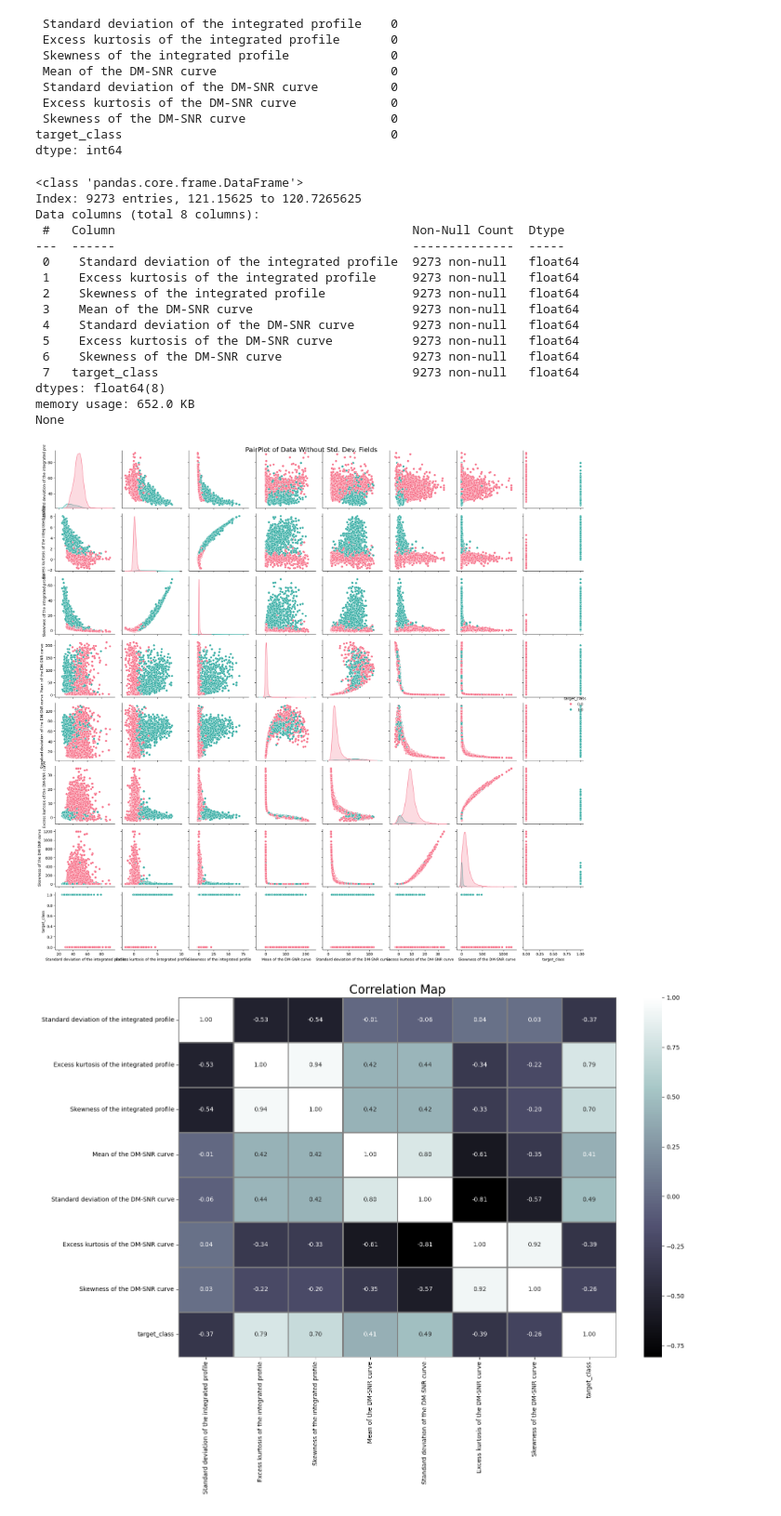
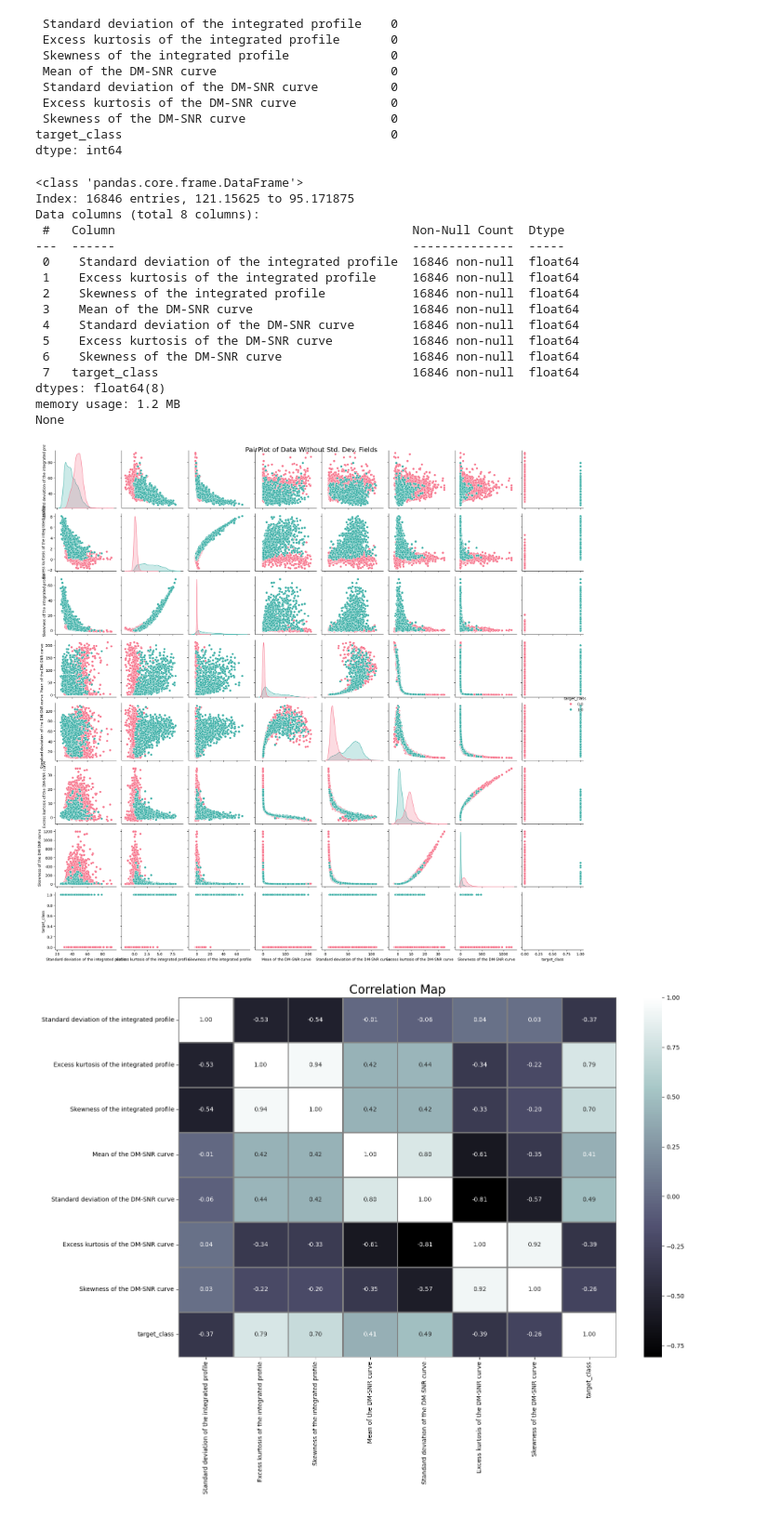
Before and after one commit to ZerXXX0/predicting-pulsar-star-using-machine-learning, a Jupyter notebook: DKA Tubes Final.ipynb, the cells around one changed output. Shown at 93% size. Drawn from its saved outputs; the diff is of its cells as text; code cells hidden in the pictures.

```diff
--- a/DKA Tubes Final.ipynb
+++ b/DKA Tubes Final.ipynb
@@ -71,45 +71,45 @@ print(df.isnull().sum())
 target_class                                     0
 dtype: int64
 # %%
-print(df.info())
+print(df_balanced.info())
 # %% [output]
 <class 'pandas.core.frame.DataFrame'>
-Index: 9273 entries, 121.15625 to 120.7265625
+Index: 16846 entries, 121.15625 to 95.171875
 Data columns (total 8 columns):
  #   Column                                         Non-Null Count  Dtype
 ---  ------                                         --------------  -----
- 0    Standard deviation of the integrated profile  9273 non-null   float64
- 1    Excess kurtosis of the integrated profile     9273 non-null   float64
- 2    Skewness of the integrated profile            9273 non-null   float64
- 3    Mean of the DM-SNR curve                      9273 non-null   float64
- 4    Standard deviation of the DM-SNR curve        9273 non-null   float64
- 5    Excess kurtosis of the DM-SNR curve           9273 non-null   float64
- 6    Skewness of the DM-SNR curve                  9273 non-null   float64
- 7   target_class                                   9273 non-null   float64
+ 0    Standard deviation of the integrated profile  16846 non-null  float64
+ 1    Excess kurtosis of the integrated profile     16846 non-null  float64
+ 2    Skewness of the integrated profile            16846 non-null  float64
+ 3    Mean of the DM-SNR curve                      16846 non-null  float64
+ 4    Standard deviation of the DM-SNR curve        16846 non-null  float64
+ 5    Excess kurtosis of the DM-SNR curve           16846 non-null  float64
+ 6    Skewness of the DM-SNR curve                  16846 non-null  float64
+ 7   target_class                                   16846 non-null  float64
 dtypes: float64(8)
-memory usage: 652.0 KB
+memory usage: 1.2 MB
 None
 # %%
 import seaborn as sns
 
-sns.pairplot(data=df,
+sns.pairplot(data=df_balanced,
              palette="husl",
              hue="target_class",
              vars=[" Standard deviation of the integrated profile",
                    " Excess kurtosis of the integrated profile",
                    " Skewness of the integrated profile",
                    " Mean of the DM-SNR curve",
                    " Standard deviation of the DM-SNR curve",
                    " Excess kurtosis of the DM-SNR curve",
                    " Skewness of the DM-SNR curve",
                    "target_class"])
 
 plt.suptitle("PairPlot of Data Without Std. Dev. Fields",fontsize=18)
 
 plt.tight_layout()
 plt.show()   # pairplot without standard deviaton fields of data
 # %% [output]
-[figure, old version]
+[figure, new version]
 # %%
 plt.figure(figsize=(16,12))
 sns.heatmap(data=df.corr(),annot=True,cmap="bone",linewidths=1,fmt=".2f",linecolor="gray")
```
Also changed, not shown: parts of 13 cells of this notebook.
